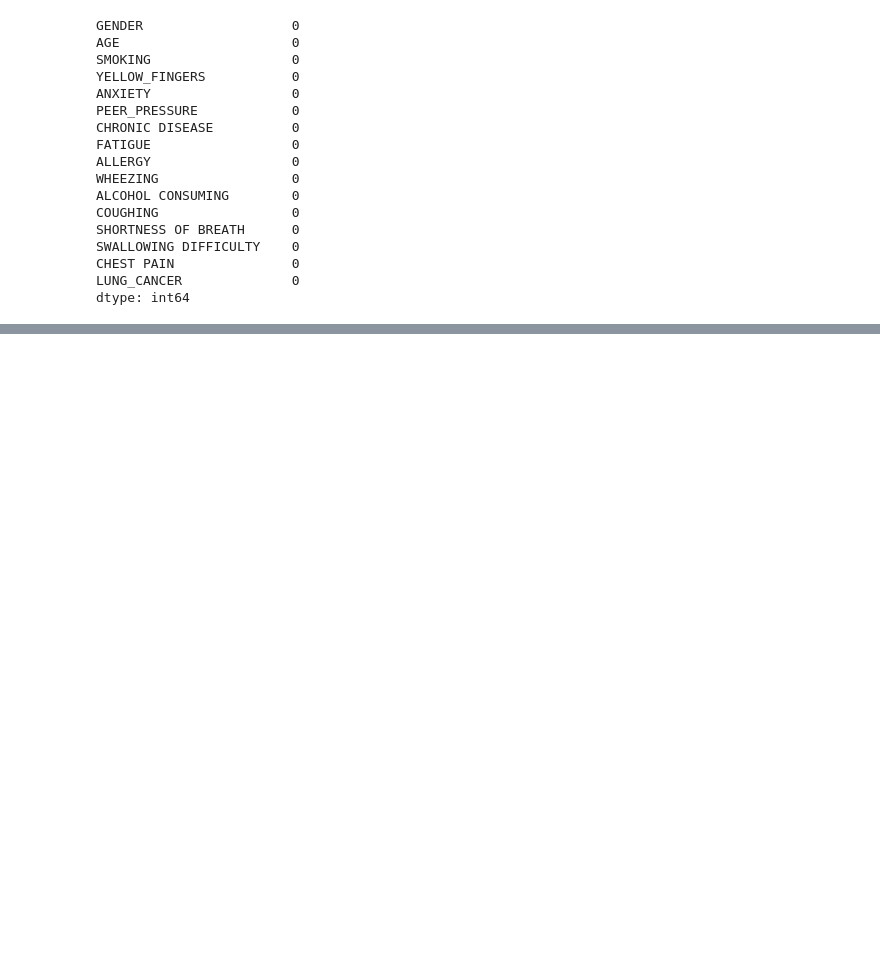
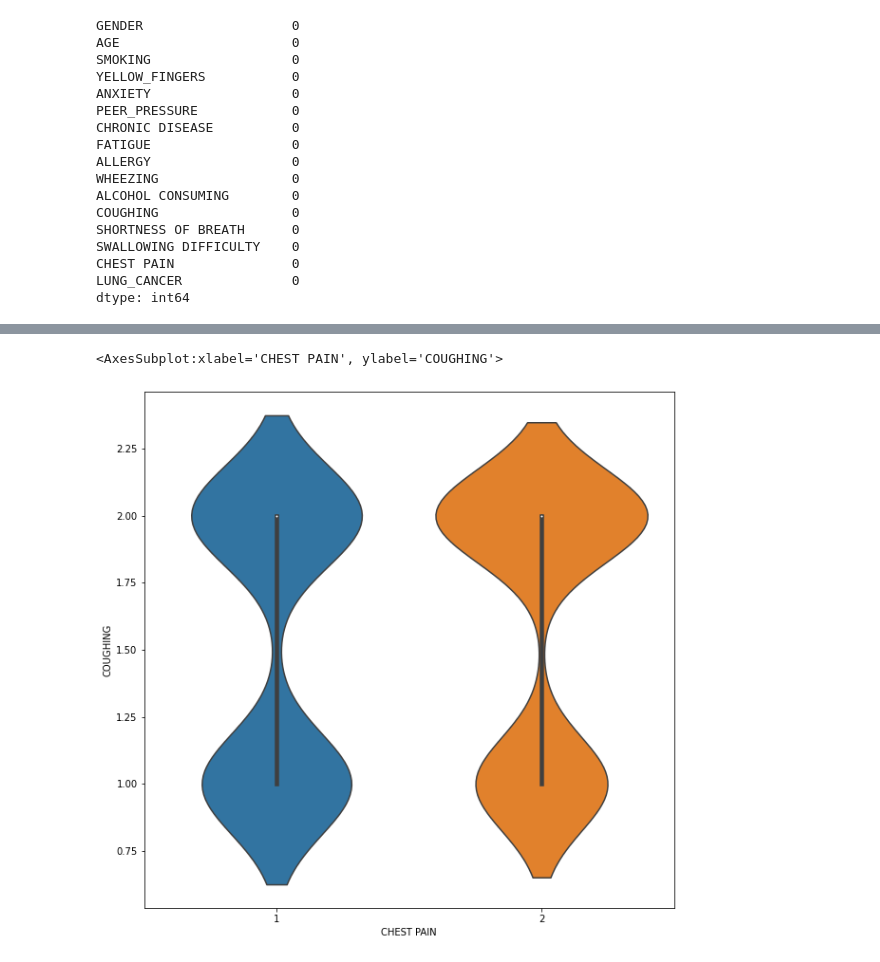
Before and after one commit to jayasith/ML_Assignment2_IT19070704_IT19079264_IT19076362_IT19041926, a Jupyter notebook: logistic-regression-model.ipynb, the cells around one changed output, grey strips where cells are left out. Drawn from its saved outputs; the diff is of its cells as text; code cells hidden in the pictures; blank space fills up the shorter version.

```diff
--- a/logistic-regression-model.ipynb
+++ b/logistic-regression-model.ipynb
@@ -118,0 +125,7 @@ updated_data_set.head()
+# %%
+#chest pain and cough is main two sympttoms of cancer plot their data
+plt.figure(figsize=(10,10))
+sbn.violinplot(x='CHEST PAIN', y='COUGHING', data=updated_data_set)
+# %% [output]
+<AxesSubplot:xlabel='CHEST PAIN', ylabel='COUGHING'>
+[figure, added]
```
Also changed, not shown: parts of 1 cell of this notebook.
